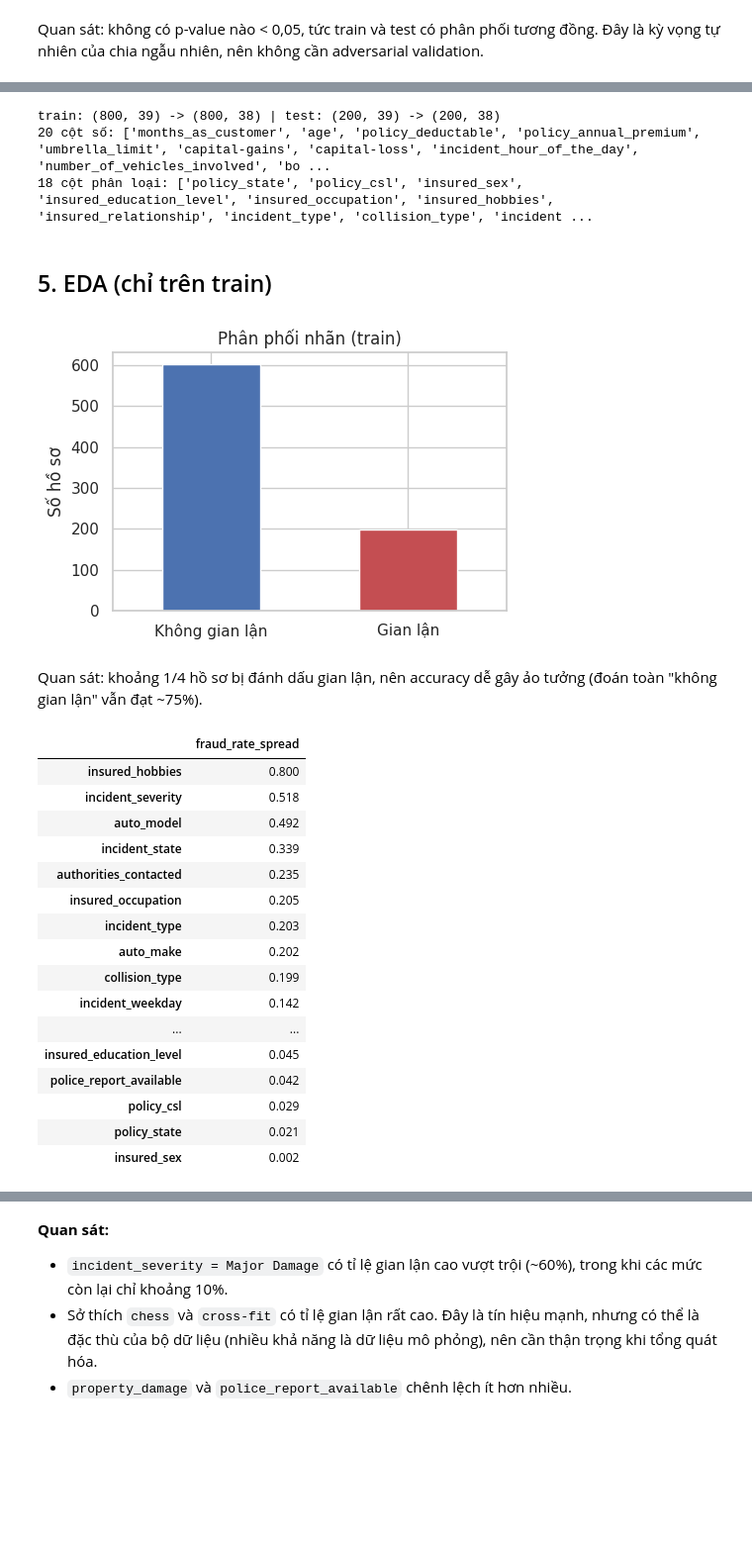
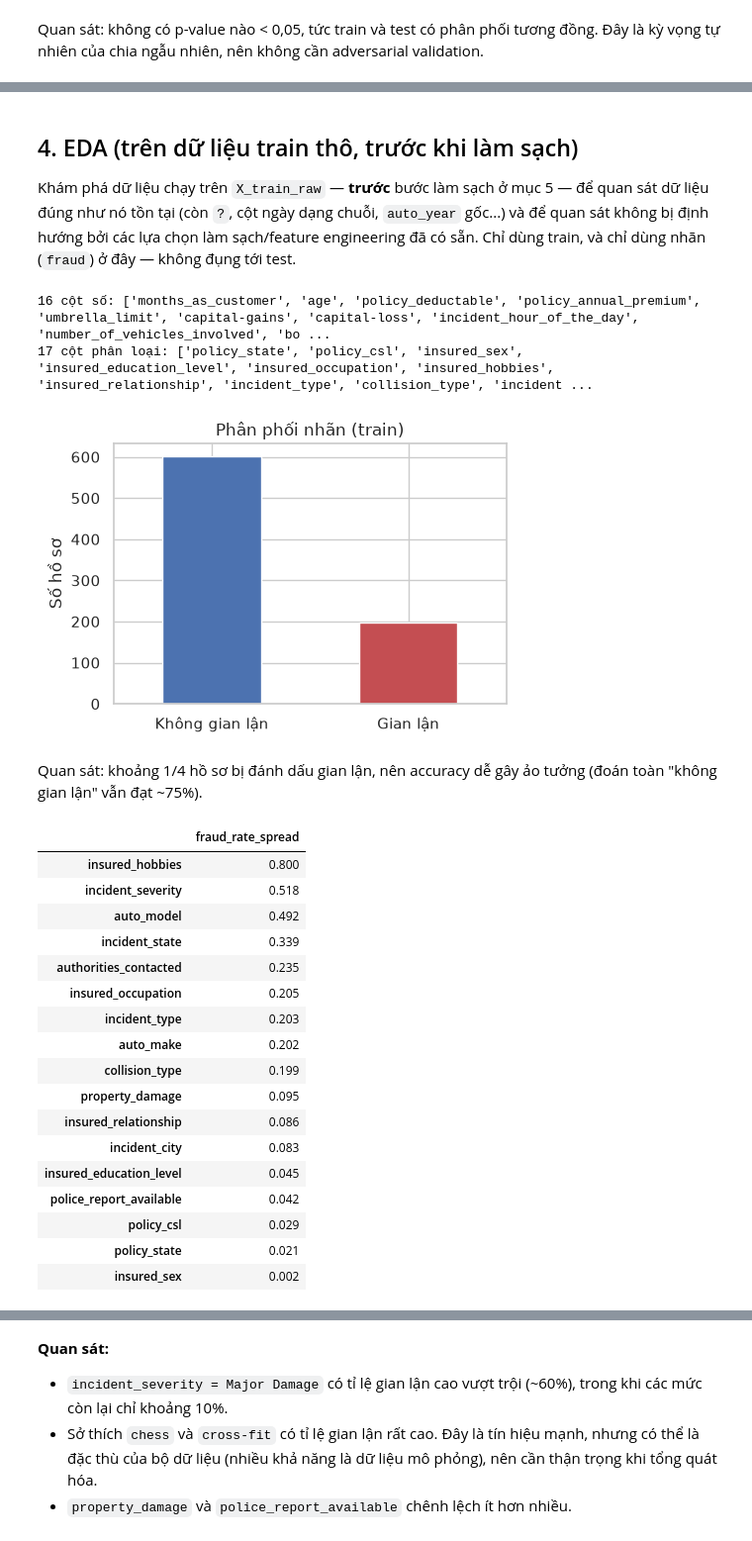
Before and after one commit to Eliza516/Insurance-Anti-Fraud-Detection, a Jupyter notebook: analysis/analysis.ipynb, the cells around one changed output, grey strips where cells are left out. Shown at 99% size. Drawn from its saved outputs; the diff is of its cells as text; code cells hidden in the pictures; blank space fills up the shorter version.

```diff
--- a/analysis/analysis.ipynb
+++ b/analysis/analysis.ipynb
@@ -167,65 +158,52 @@ Các bước dưới đây là biến đổi xác định (không fit tham số)
-# %%
-DROP_COLS = ['_c39', 'policy_number', 'insured_zip', 'incident_location']
-
-def clean(X: pd.DataFrame) -> pd.DataFrame:
-    X = X.drop(columns=DROP_COLS).copy()
-    X = X.replace('?', 'Unknown')
-    bind = pd.to_datetime(X.pop('policy_bind_date'))
-    inc = pd.to_datetime(X.pop('incident_date'))
-    X['policy_age_days'] = (inc - bind).dt.days
-    X['incident_weekday'] = inc.dt.day_name()
-    total = X['total_claim_amount'].replace(0, np.nan)
-    for c in ['injury', 'property', 'vehicle']:
-        X[f'{c}_share'] = (X[f'{c}_claim'] / total).fillna(0)
-    X['vehicle_age'] = 2015 - X.pop('auto_year')
-    return X
-
-X_train = clean(X_train_raw)
-X_test = clean(X_test_raw)
-print('train:', X_train_raw.shape, '->', X_train.shape, '| test:', X_test_raw.shape, '->', X_test.shape)
-
-cat_cols = X_train.select_dtypes(exclude='number').columns.tolist()
-num_cols = X_train.select_dtypes(include='number').columns.tolist()
-print(len(num_cols), 'cột số:', num_cols)
-print(len(cat_cols), 'cột phân loại:', cat_cols)
-# %% [output]
-train: (800, 39) -> (800, 38) | test: (200, 39) -> (200, 38)
-20 cột số: ['months_as_customer', 'age', 'policy_deductable', 'policy_annual_premium', 'umbrella_limit', 'capital-gains', 'capital-loss', 'incident_hour_of_the_day', 'number_of_vehicles_involved', 'bo ...
-18 cột phân loại: ['policy_state', 'policy_csl', 'insured_sex', 'insured_education_level', 'insured_occupation', 'insured_hobbies', 'insured_relationship', 'incident_type', 'collision_type', 'incident ...
 # %% [markdown]
-## 5. EDA (chỉ trên train)
+## 4. EDA (trên dữ liệu train thô, trước khi làm sạch)
+
+Khám phá dữ liệu chạy trên `X_train_raw` — **trước** bước làm sạch ở mục 5 — để quan sát dữ liệu đúng như nó tồn tại (còn `?`, cột ngày dạng chuỗi, `auto_year` gốc...) và để quan sát không bị định hướng bởi các lựa chọn làm sạch/feature engineering đã có sẵn. Chỉ dùng train, và chỉ dùng nhãn (`fraud`) ở đây — không đụng tới test.
+# %%
+# Cột định danh/PII và cột ngày dạng chuỗi bị loại khỏi phân tích phân loại vì cardinality gần như 100%
+# (không mang tín hiệu tổng quát) — tương tự cách loại Address/Suburb/SellerG trong EDA giá nhà Melbourne.
+ID_DATE_COLS = ['policy_number', 'insured_zip', 'incident_location', 'policy_bind_date', 'incident_date', '_c39']
+cat_cols_raw = [c for c in X_train_raw.select_dtypes(exclude='number').columns if c not in ID_DATE_COLS]
+num_cols_raw = [c for c in X_train_raw.select_dtypes(include='number').columns if c not in ID_DATE_COLS]
+print(len(num_cols_raw), 'cột số:', num_cols_raw)
+print(len(cat_cols_raw), 'cột phân loại:', cat_cols_raw)
+
+eda = X_train_raw.assign(fraud=y_train.values)
+# %% [output]
+16 cột số: ['months_as_customer', 'age', 'policy_deductable', 'policy_annual_premium', 'umbrella_limit', 'capital-gains', 'capital-loss', 'incident_hour_of_the_day', 'number_of_vehicles_involved', 'bo ...
+17 cột phân loại: ['policy_state', 'policy_csl', 'insured_sex', 'insured_education_level', 'insured_occupation', 'insured_hobbies', 'insured_relationship', 'incident_type', 'collision_type', 'incident ...
 # %%
-eda = X_train.assign(fraud=y_train.values)
 fig, ax = plt.subplots(figsize=(5, 3.5))
 eda['fraud'].map({0: 'Không gian lận', 1: 'Gian lận'}).value_counts().plot.bar(ax=ax, color=['#4C72B0', '#C44E52'])
 ax.set_title('Phân phối nhãn (train)'); ax.set_ylabel('Số hồ sơ'); ax.set_xlabel('')
 plt.xticks(rotation=0); plt.tight_layout(); plt.savefig('figures/01_target.png', dpi=120); plt.show()
 # %% [output]
-[figure, old version]
+[figure, new version]
 # %% [markdown]
 Quan sát: khoảng 1/4 hồ sơ bị đánh dấu gian lận, nên accuracy dễ gây ảo tưởng (đoán toàn \"không gian lận\" vẫn đạt ~75%).
 # %%
 # Tỉ lệ gian lận theo từng biến phân loại: xếp theo độ chênh lệch (max - min) giữa các hạng mục
 spread = {}
-for c in cat_cols:
+for c in cat_cols_raw:
     g = eda.groupby(c)['fraud'].agg(['mean', 'size'])
     g = g[g['size'] >= 15]
     spread[c] = g['mean'].max() - g['mean'].min()
 spread = pd.Series(spread).sort_values(ascending=False)
 spread.round(3).to_frame('fraud_rate_spread')
 # %% [output]
 |  | fraud_rate_spread |
 | insured_hobbies | 0.800 |
 | incident_severity | 0.518 |
 | auto_model | 0.492 |
 | incident_state | 0.339 |
 | authorities_contacted | 0.235 |
 | insured_occupation | 0.205 |
 | incident_type | 0.203 |
 | auto_make | 0.202 |
 | collision_type | 0.199 |
-| incident_weekday | 0.142 |
-| ... | ... |
+| property_damage | 0.095 |
+| insured_relationship | 0.086 |
+| incident_city | 0.083 |
 | insured_education_level | 0.045 |
 | police_report_available | 0.042 |
 | policy_csl | 0.029 |
```
Also changed, not shown: parts of 10 cells of this notebook, 11 other files.
